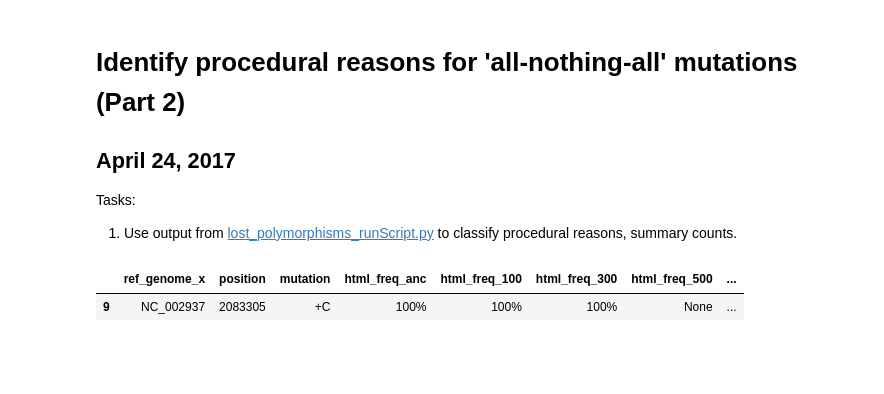
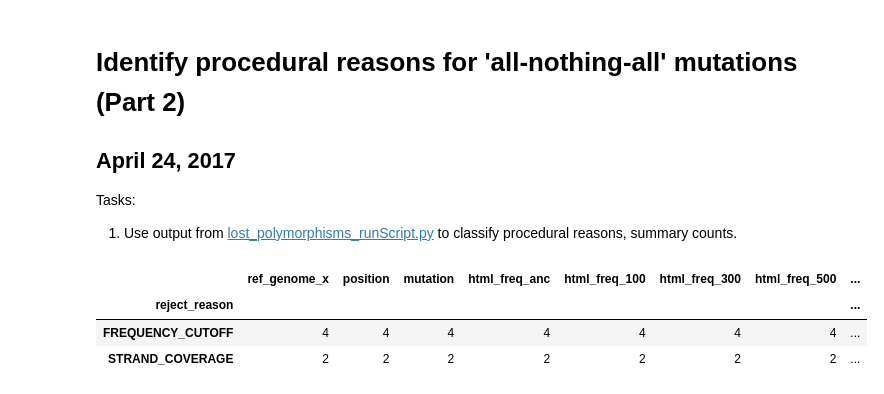
Before and after one commit to yeemey/dvh_mms2, a Jupyter notebook: lost_polymorphisms.ipynb, the cells around one changed output. Cells and saved outputs as stored; diff of their text form; code cells hidden in the pictures; blank space fills up the shorter version.

```diff
--- a/lost_polymorphisms.ipynb
+++ b/lost_polymorphisms.ipynb
@@ -225,8 +253,9 @@ ur1freqs_evidence = pd.merge(ur1_freqs, ur1_evidence, how='left', on='position')
 # %%
 #How many 'None' frequencies are due to:
-#1. rejection based on evidence filters?
-#all_freqs_evidence.dropna()
-ur1freqs_evidence.dropna()
+#1a. rejection based on evidence filters?
+all_freqs_evidence.groupby('reject_reason').count()
 # %% [output]
 |  | ref_genome_x | position | mutation | html_freq_anc | html_freq_100 | html_freq_300 | html_freq_500 | ... |
-| 9 | NC_002937 | 2083305 | +C | 100% | 100% | 100% | None | ... |
+| reject_reason |  |  |  |  |  |  |  | ... |
+| FREQUENCY_CUTOFF | 4 | 4 | 4 | 4 | 4 | 4 | 4 | ... |
+| STRAND_COVERAGE | 2 | 2 | 2 | 2 | 2 | 2 | 2 | ... |
```
Also changed, not shown: parts of 7 cells of this notebook.
